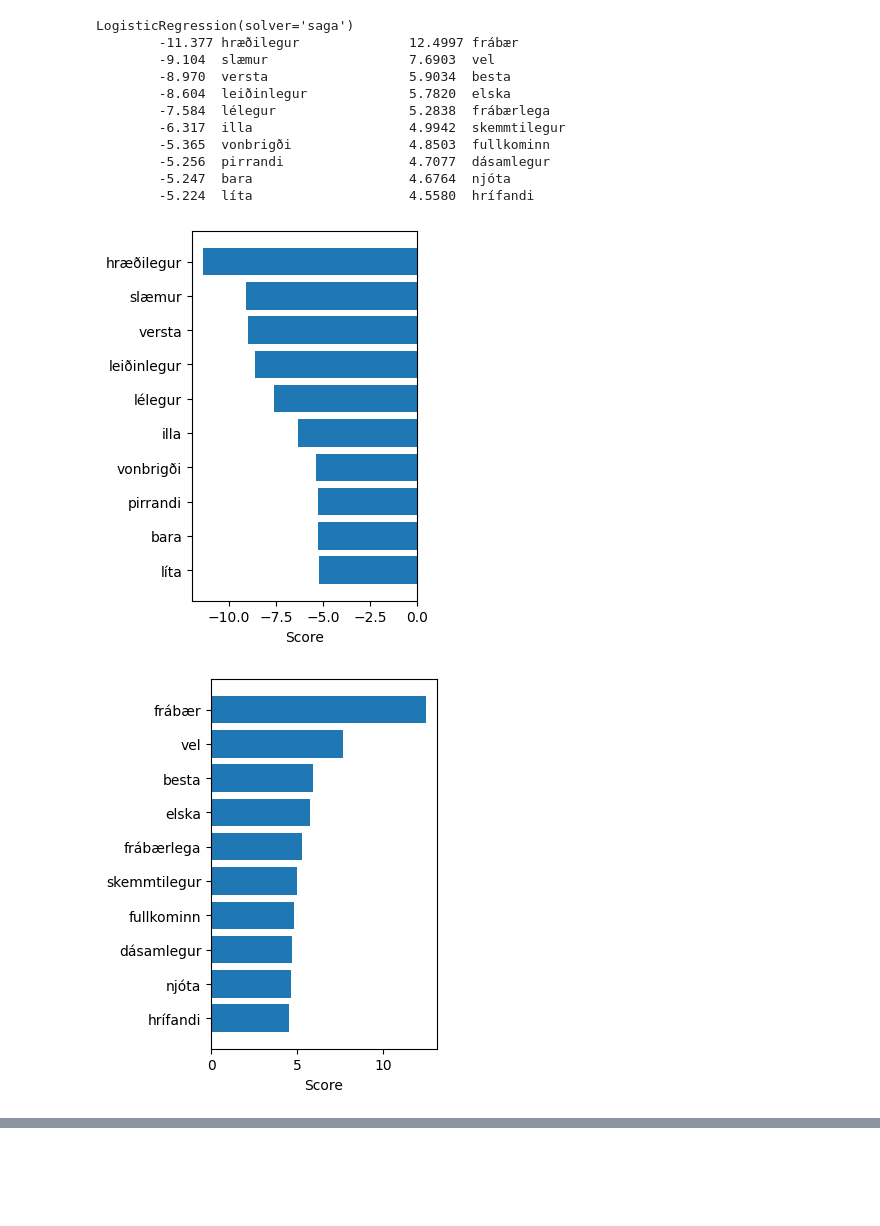
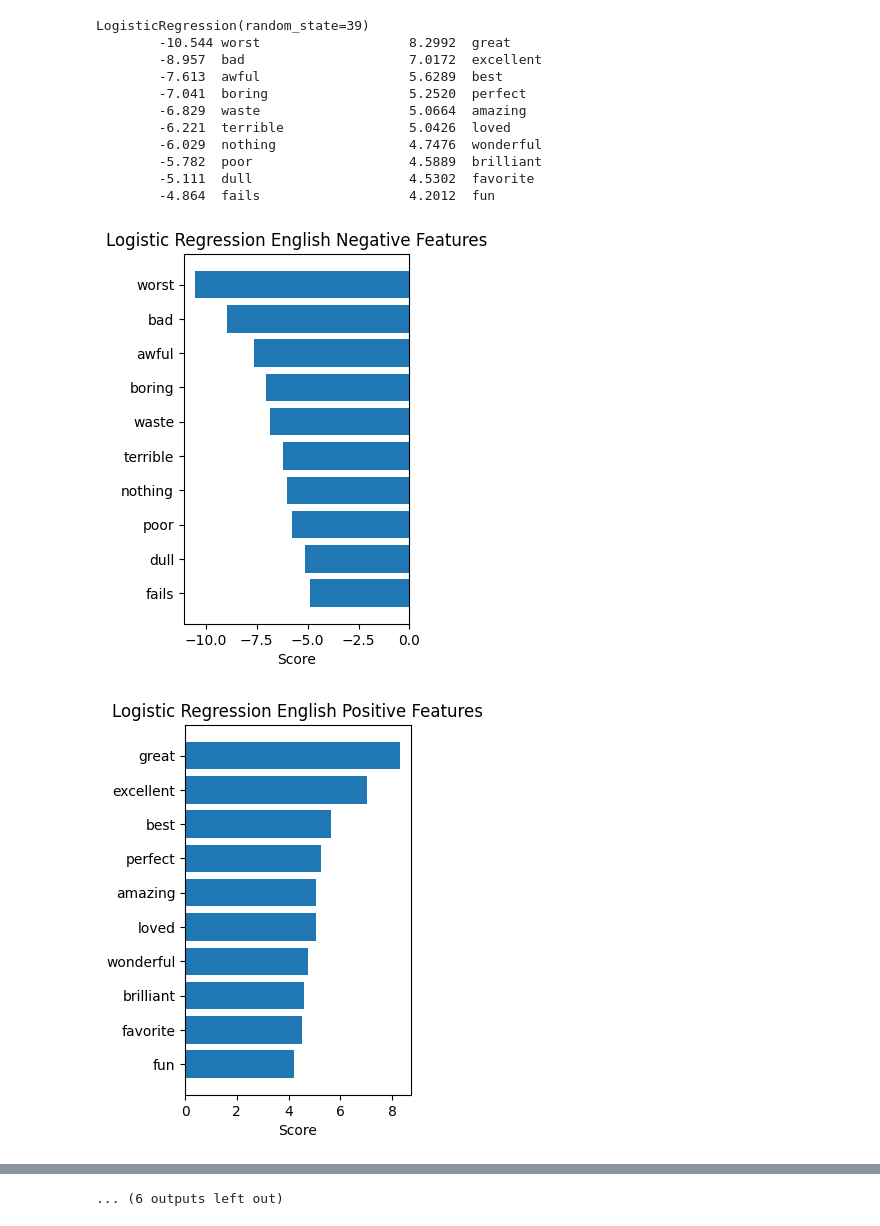
Before and after one commit to cadia-lvl/sentiment-analysis, a Jupyter notebook: src/BaselineClassifiersBinary.ipynb, the cells around one changed output, grey strips where cells are left out. Drawn from its saved outputs; the diff is of its cells as text; code cells hidden in the pictures; blank space fills up the shorter version.

```diff
--- a/src/BaselineClassifiersBinary.ipynb
+++ b/src/BaselineClassifiersBinary.ipynb
@@ -108,23 +108,22 @@ def classify(path):
     print(classification_report(y_test, predict_svc))
     print(classification_report(y_test, predict_lr))
 
-    return { "Naive Bayes": (f1_nb, recall_nb, prec_nb, accuracy_nb), "Logistic Regression": (f1_lr,recall_lr, prec_lr, accuracy_lr), "SVC": (f1_svc, recall_svc, prec_svc, accuracy_svc ) }, ["F1", "Recall", "Precision", "Accuracy"]
+    return ({ "Naive Bayes": (f1_nb, recall_nb, prec_nb, accuracy_nb), "Logistic Regression": (f1_lr,recall_lr, prec_lr, accuracy_lr), "SVC": (f1_svc, recall_svc, prec_svc, accuracy_svc ) }, ["F1", "Recall", "Precision", "Accuracy"]),\
+        nb_pipeline, svc_pipeline, lr_pipeline
 
 def plot_f1(f1s, title):
     labels, values = f1s
 
 
-    fig, ax = plt.subplots(figsize=(16,8), layout='constrained')
+    fig, ax = plt.subplots(figsize=(18,8), layout='constrained')
 
     # Add x, y gridlines
-    plt.grid(color ='grey',
-            linestyle ='-.', linewidth = 0.5,
-            alpha = 0.8)
+    plt.grid(color ='grey', linestyle ='-.', linewidth = 0.8)
     # Remove x, y Ticks
     # for s in ['top', 'bottom', 'left', 'right']:
     #    ax.spines[s].set_visible(False)
-    # ax.xaxis.set_ticks_position('none')
-    # ax.yaxis.set_ticks_position('none')
+    ax.xaxis.set_ticks_position('none')
+    ax.yaxis.set_ticks_position('none')
 
     # Add padding between axes and labels
     #ax.xaxis.set_tick_params(pad = 5)
@@ -156,9 +155,9 @@ def plot_f1(f1s, title):
 
 plt.figure(figsize=(24, 12))
 #data = classify("../IMDB-Dataset-GoogleTranslate-Processed.csv")
-data1 = classify("../IMDB-Dataset-Processed.csv")
-data2 = classify("../IMDB-Dataset-MideindTranslate-Processed.csv")
-data3 = classify("../IMDB-Dataset-GoogleTranslate-Processed.csv")
+data1, nb_english, svc_english, lr_english = classify("../IMDB-Dataset-Processed.csv")
+data2, nb_mideind, svc_mideind, lr_mideind = classify("../IMDB-Dataset-MideindTranslate-Processed.csv")
+data3, nb_google, svc_google, lr_google = classify("../IMDB-Dataset-GoogleTranslate-Processed.csv")
 plot_f1(data1, "English Classification Report")
 plot_f1(data2, "Icelandic Miðeind Classification Report")
 plot_f1(data3, "Icelandic Google Classification Report")
@@ -247,7 +246,7 @@ def show_most_informative_features(vectorizer, clf, n=20):
 
 
 #show_most_informative_features(pipeline_2[0], pipeline_2[1], n=5)
-show_most_informative_features(logistic_regression_pipeline[0], logistic_regression_pipeline[1], n=10)
+
 
 
 def plot_important_words(top_scores, top_words, bottom_scores, bottom_words, name):
@@ -255,52 +254,66 @@ def plot_important_words(top_scores, top_words, bottom_scores, bottom_words, nam
     top_pairs = [(a, b) for a, b in zip(top_words, top_scores)]
     top_pairs = sorted(top_pairs, key=lambda x: x[1])
 
     bottom_pairs = [(a, b) for a, b in zip(bottom_words, bottom_scores)]
     bottom_pairs = sorted(bottom_pairs, key=lambda x: x[1], reverse=True)
 
     top_words = [a[0] for a in top_pairs]
     top_scores = [a[1] for a in top_pairs]
 
     bottom_words = [a[0] for a in bottom_pairs]
     bottom_scores = [a[1] for a in bottom_pairs]
 
     ax = plt.subplot(121)
     y_pos = np.arange(len(bottom_words))
     p1 = plt.barh(y_pos, bottom_scores, align="center")
     plt.yticks(y_pos, bottom_words)
     plt.xlabel("Score")
+    negative = name % "Negative"
+    plt.savefig("%s.png" % negative.replace(" ", "_"))
+    plt.title(negative)
+    plt.show()
 
-    plt.show()
     ax = plt.subplot(122)
     y_pos = np.arange(len(top_words))
     p2 = plt.barh(y_pos, top_scores, align="center")
     plt.yticks(y_pos, top_words)
     plt.xlabel("Score")
+    positive = name % "Positive"
+    plt.title(positive)
+    plt.savefig("%s.png" % positive.replace(" ", "_"))
     plt.show()
 
+def show(model, name):
+    show_most_informative_features(model[0], model[1], n=10)
+    importance = get_most_important_features(model[0], model[1], 10)
+    top_scores = [a[0] for a in importance[0]["tops"]]
+    top_words = [a[1] for a in importance[0]["tops"]]
+    bottom_scores = [a[0] for a in importance[0]["bottom"]]
+    bottom_words = [a[1] for a in importance[0]["bottom"]]
 
 
-importance = get_most_important_features(logistic_regression_pipeline[0], logistic_regression_pipeline[1], 10)
-top_scores = [a[0] for a in importance[0]["tops"]]
-top_words = [a[1] for a in importance[0]["tops"]]
-bottom_scores = [a[0] for a in importance[0]["bottom"]]
-bottom_words = [a[1] for a in importance[0]["bottom"]]
+    plot_important_words(
+        top_scores, top_words, bottom_scores, bottom_words, name
+    )
 
 
-plot_important_words(
-    top_scores, top_words, bottom_scores, bottom_words, "Sentiment"
-)
+show(lr_english, "Logistic Regression English %s Features")
+show(svc_english, "SVC English %s Features")
+show(lr_google, "Logistic Regression Google %s Features")
+show(svc_google, "SVC Google %s Features")
+show(lr_mideind, "Logistic Regression Miðeind %s Features")
+show(svc_mideind, "SVC Miðeind %s Features")
 # %% [output]
-LogisticRegression(solver='saga')
-        -11.377 hræðilegur              12.4997 frábær
-        -9.104  slæmur                  7.6903  vel
-        -8.970  versta                  5.9034  besta
-        -8.604  leiðinlegur             5.7820  elska
-        -7.584  lélegur                 5.2838  frábærlega
-        -6.317  illa                    4.9942  skemmtilegur
-        -5.365  vonbrigði               4.8503  fullkominn
-        -5.256  pirrandi                4.7077  dásamlegur
-        -5.247  bara                    4.6764  njóta
-        -5.224  líta                    4.5580  hrífandi
+LogisticRegression(random_state=39)
+        -10.544 worst                   8.2992  great
+        -8.957  bad                     7.0172  excellent
+        -7.613  awful                   5.6289  best
+        -7.041  boring                  5.2520  perfect
+        -6.829  waste                   5.0664  amazing
+        -6.221  terrible                5.0426  loved
+        -6.029  nothing                 4.7476  wonderful
+        -5.782  poor                    4.5889  brilliant
+        -5.111  dull                    4.5302  favorite
+        -4.864  fails                   4.2012  fun
-[figure, old version]
+[figure, new version]
-[figure, old version]
+[figure, new version]
@@ -307,3 +359,4 @@ LogisticRegression(solver='saga')
+... (6 outputs left out)
 # %%
 def evaluate_score(text):
     text = [text]
```
Also changed, not shown: parts of 2 cells of this notebook, 1 other file.
